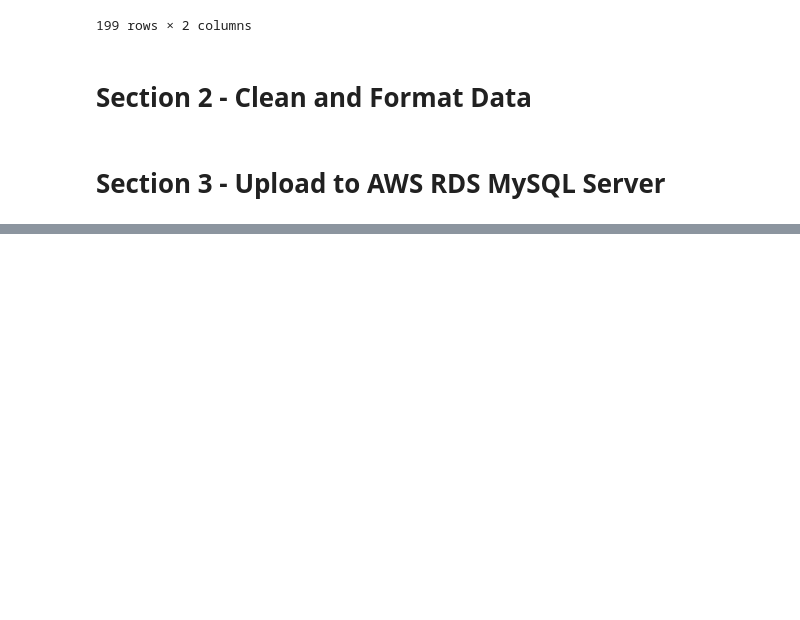
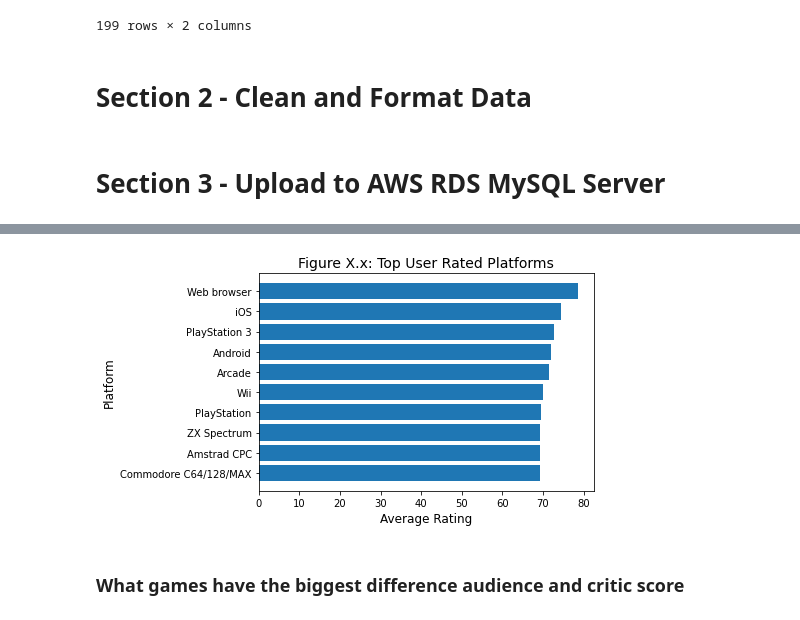
Before and after one commit to hunterblum/Twitch-ETL-Pipeline, a Jupyter notebook: IGDB_Pipeline_ivan.ipynb, the cells around one changed output, grey strips where cells are left out. Saved outputs shown, nothing was run; the diff lists cells and outputs as text; code cells hidden in the pictures; blank space fills up the shorter version.

```diff
--- a/IGDB_Pipeline_ivan.ipynb
+++ b/IGDB_Pipeline_ivan.ipynb
@@ -327,6 +383,12 @@ GROUP BY ki.keyword_id;
 # %%
-SELECT pi.platform_name, AVG(gm.rating)
-FROM games AS gm
-INNER JOIN platforms AS p ON gm.game_id = p.game_id
-INNER JOIN platform_info AS pi ON p.platform_id = pi.platform_id
-GROUP BY pi.platform_id;
+# Platforms with top rated games, where platform has at least 25 games
+query_top10_platforms = """SELECT pi.platform_name, AVG(gm.rating) AS avg_rating
+                            FROM games AS gm
+                            INNER JOIN platforms AS p ON gm.game_id = p.game_id
+                            INNER JOIN platform_info AS pi ON p.platform_id = pi.platform_id
+                            GROUP BY pi.platform_id
+                            HAVING COUNT(pi.platform_id)>24
+                            ORDER BY avg_rating DESC
+                            LIMIT 10;"""
+Query_Top10_Platforms = pd.read_sql_query(query_top10_platforms, con = engine)
+Query_Top10_Platforms
@@ -332,0 +407,14 @@ GROUP BY pi.platform_id;
+# %%
+Query_Top10_Platforms = Query_Top10_Platforms.sort_values(by=['avg_rating'])
+Platform = Query_Top10_Platforms['platform_name']
+Average_Rating = Query_Top10_Platforms['avg_rating']
+
+plt.barh(y=Platform, width=Average_Rating)
+plt.xlabel("Average Rating", fontsize = 12)
+plt.ylabel("Platform", fontsize = 12)
+plt.title("Figure X.x: Top User Rated Platforms", fontsize = 14)
+plt.show()
+# %% [output]
+[figure, added]
+# %% [markdown]
+### What games have the biggest difference audience and critic score
```
Also changed, not shown: parts of 16 cells of this notebook.
